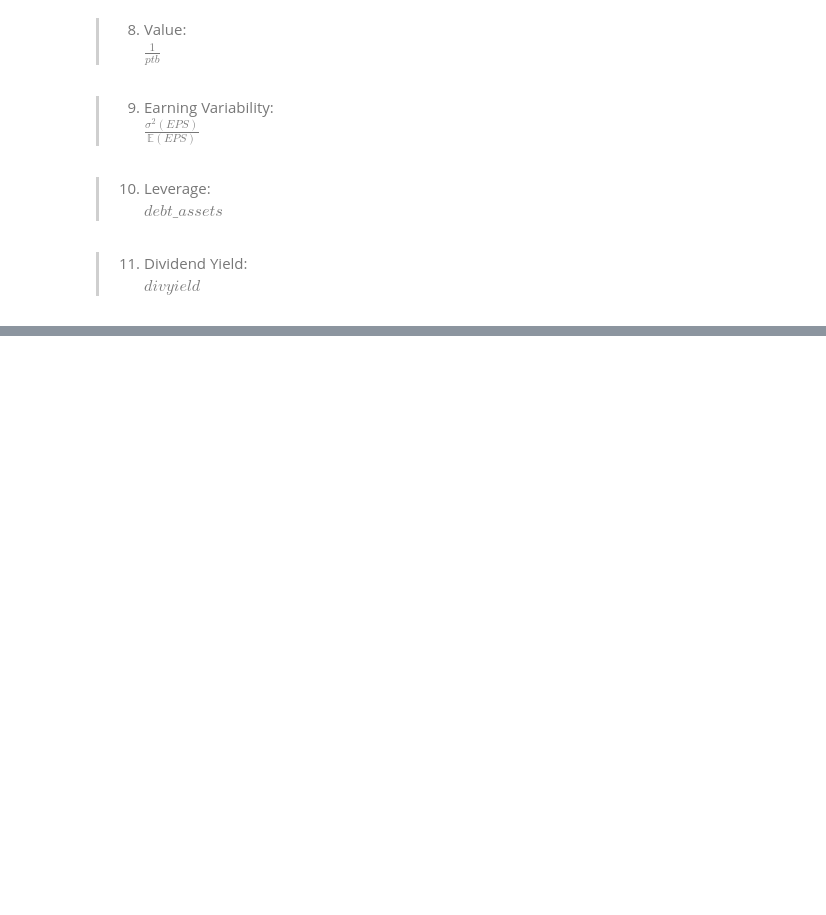
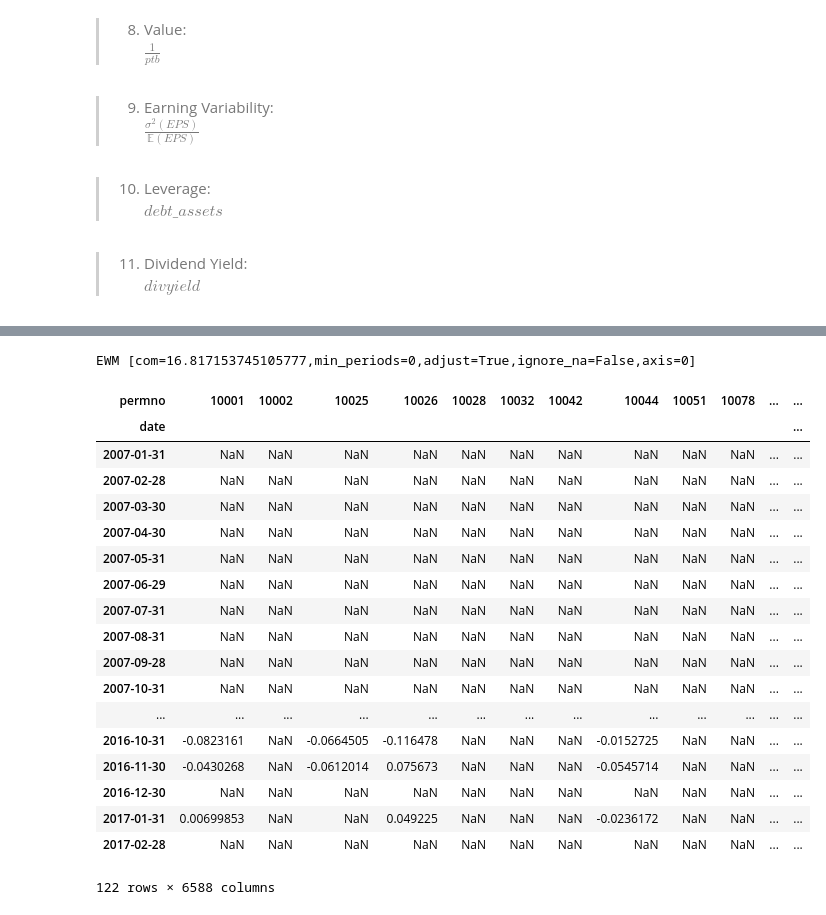
Before and after one commit to icelord91/mf803_proj_barra, a Jupyter notebook: manuscript.ipynb, the cells around one changed output, grey strips where cells are left out. Cells and saved outputs as stored; diff of their text form; code cells hidden in the pictures; blank space fills up the shorter version.

```diff
--- a/manuscript.ipynb
+++ b/manuscript.ipynb
@@ -200,0 +229,30 @@ for factor in factors:
+# %%
+_X = X.loc[(l, '2009-03-31'), :]
+# %%
+f.ewm(halflife=12, min_periods=0)
+# %% [output]
+EWM [com=16.817153745105777,min_periods=0,adjust=True,ignore_na=False,axis=0]
+# %%
+for date, _X in X.groupby(level=1):
+    sig = f.ewm(halflife=12, min_periods=0).cov()
+    err = np.diag(e.ewm(halflife=12, min_periods=0).var())
+# %% [output]
+| permno | 10001 | 10002 | 10025 | 10026 | 10028 | 10032 | 10042 | 10044 | 10051 | 10078 | ... | ... |
+| date |  |  |  |  |  |  |  |  |  |  |  | ... |
+| 2007-01-31 | NaN | NaN | NaN | NaN | NaN | NaN | NaN | NaN | NaN | NaN | ... | ... |
+| 2007-02-28 | NaN | NaN | NaN | NaN | NaN | NaN | NaN | NaN | NaN | NaN | ... | ... |
+| 2007-03-30 | NaN | NaN | NaN | NaN | NaN | NaN | NaN | NaN | NaN | NaN | ... | ... |
+| 2007-04-30 | NaN | NaN | NaN | NaN | NaN | NaN | NaN | NaN | NaN | NaN | ... | ... |
+| 2007-05-31 | NaN | NaN | NaN | NaN | NaN | NaN | NaN | NaN | NaN | NaN | ... | ... |
+| 2007-06-29 | NaN | NaN | NaN | NaN | NaN | NaN | NaN | NaN | NaN | NaN | ... | ... |
+| 2007-07-31 | NaN | NaN | NaN | NaN | NaN | NaN | NaN | NaN | NaN | NaN | ... | ... |
+| 2007-08-31 | NaN | NaN | NaN | NaN | NaN | NaN | NaN | NaN | NaN | NaN | ... | ... |
+| 2007-09-28 | NaN | NaN | NaN | NaN | NaN | NaN | NaN | NaN | NaN | NaN | ... | ... |
+| 2007-10-31 | NaN | NaN | NaN | NaN | NaN | NaN | NaN | NaN | NaN | NaN | ... | ... |
+| ... | ... | ... | ... | ... | ... | ... | ... | ... | ... | ... | ... | ... |
+| 2016-10-31 | -0.0823161 | NaN | -0.0664505 | -0.116478 | NaN | NaN | NaN | -0.0152725 | NaN | NaN | ... | ... |
+| 2016-11-30 | -0.0430268 | NaN | -0.0612014 | 0.075673 | NaN | NaN | NaN | -0.0545714 | NaN | NaN | ... | ... |
+| 2016-12-30 | NaN | NaN | NaN | NaN | NaN | NaN | NaN | NaN | NaN | NaN | ... | ... |
+| 2017-01-31 | 0.00699853 | NaN | NaN | 0.049225 | NaN | NaN | NaN | -0.0236172 | NaN | NaN | ... | ... |
+| 2017-02-28 | NaN | NaN | NaN | NaN | NaN | NaN | NaN | NaN | NaN | NaN | ... | ... |
+122 rows × 6588 columns
```
Also changed, not shown: parts of 18 cells of this notebook.
